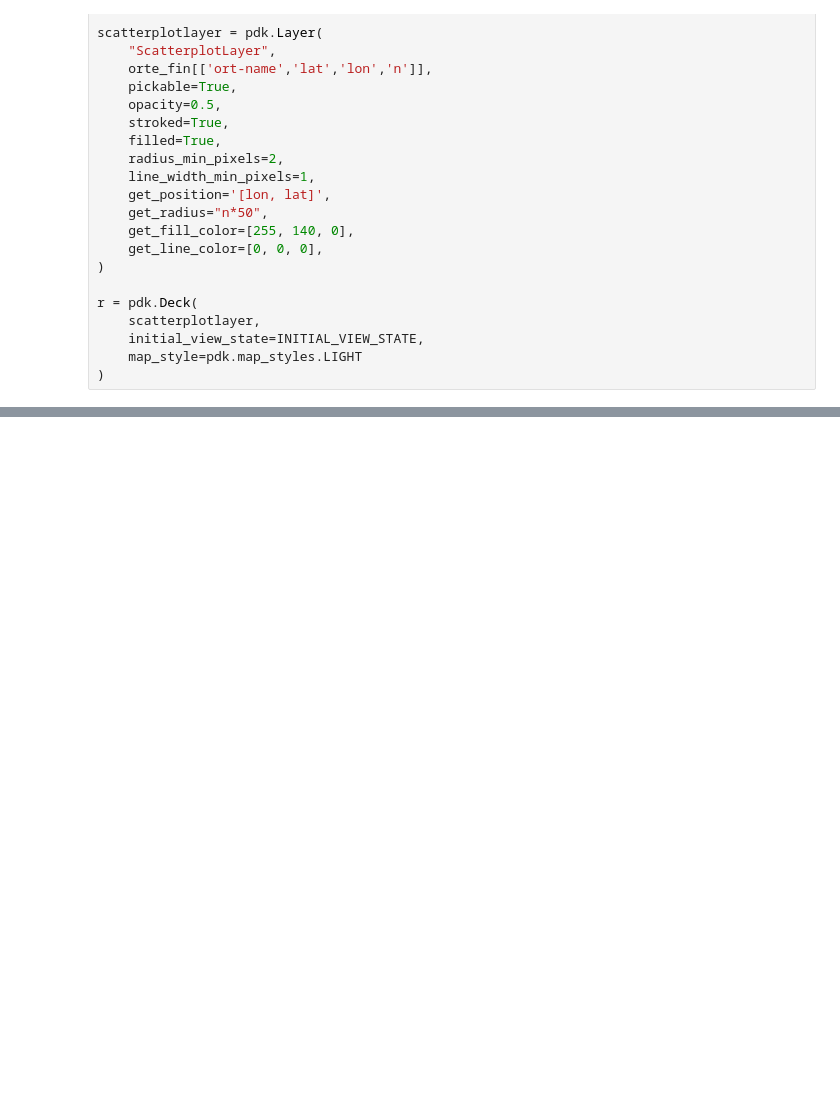
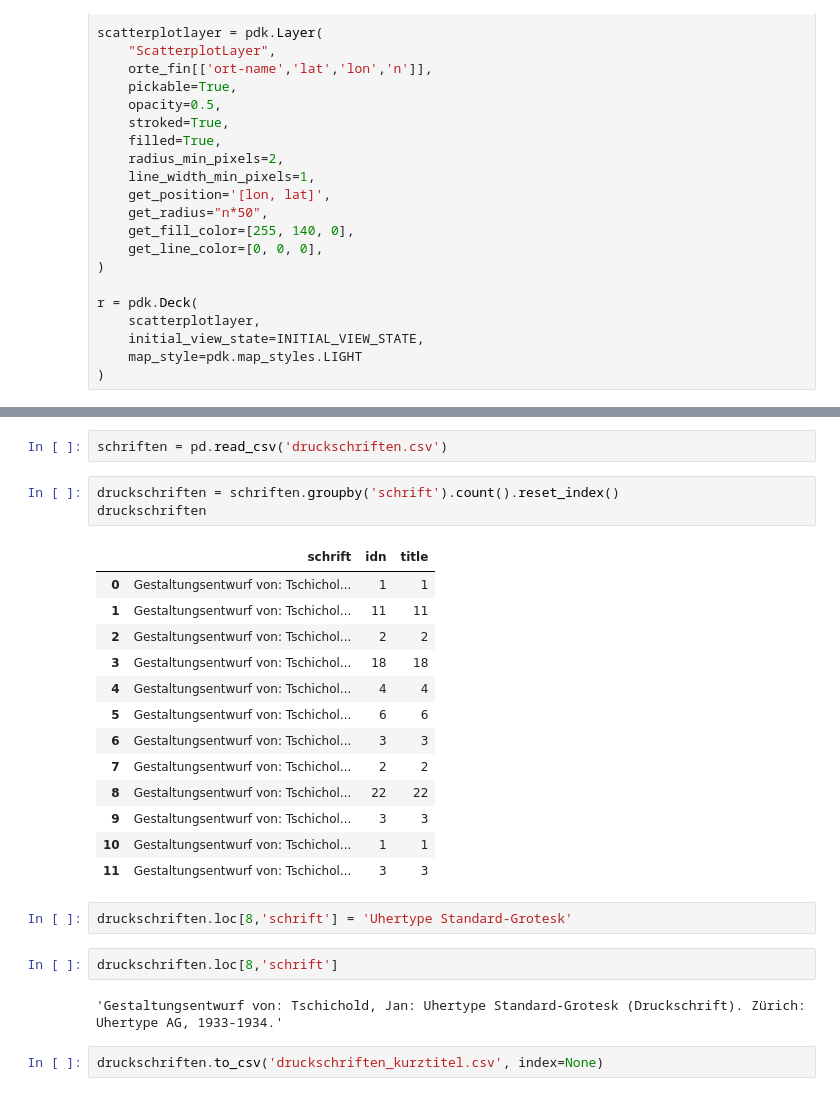
Before and after one commit to buchmuseum/tschichold-vis, a Jupyter notebook: visualisierungen.ipynb, the cells around one changed output, grey strips where cells are left out. Cells and saved outputs as stored; diff of their text form; blank space fills up the shorter version.

```diff
--- a/visualisierungen.ipynb
+++ b/visualisierungen.ipynb
@@ -100,0 +142,27 @@ r.to_html()
+# %%
+schriften = pd.read_csv('druckschriften.csv')
+# %%
+druckschriften = schriften.groupby('schrift').count().reset_index()
+druckschriften
+# %% [output]
+|  | schrift | idn | title |
+| 0 | Gestaltungsentwurf von: Tschichol... | 1 | 1 |
+| 1 | Gestaltungsentwurf von: Tschichol... | 11 | 11 |
+| 2 | Gestaltungsentwurf von: Tschichol... | 2 | 2 |
+| 3 | Gestaltungsentwurf von: Tschichol... | 18 | 18 |
+| 4 | Gestaltungsentwurf von: Tschichol... | 4 | 4 |
+| 5 | Gestaltungsentwurf von: Tschichol... | 6 | 6 |
+| 6 | Gestaltungsentwurf von: Tschichol... | 3 | 3 |
+| 7 | Gestaltungsentwurf von: Tschichol... | 2 | 2 |
+| 8 | Gestaltungsentwurf von: Tschichol... | 22 | 22 |
+| 9 | Gestaltungsentwurf von: Tschichol... | 3 | 3 |
+| 10 | Gestaltungsentwurf von: Tschichol... | 1 | 1 |
+| 11 | Gestaltungsentwurf von: Tschichol... | 3 | 3 |
+# %%
+druckschriften.loc[8,'schrift'] = 'Uhertype Standard-Grotesk'
+# %%
+druckschriften.loc[8,'schrift']
+# %% [output]
+'Gestaltungsentwurf von: Tschichold, Jan: Uhertype Standard-Grotesk (Druckschrift). Zürich: Uhertype AG, 1933-1934.'
+# %%
+druckschriften.to_csv('druckschriften_kurztitel.csv', index=None)
```
Also changed, not shown: parts of 8 cells of this notebook, 10 other files.
